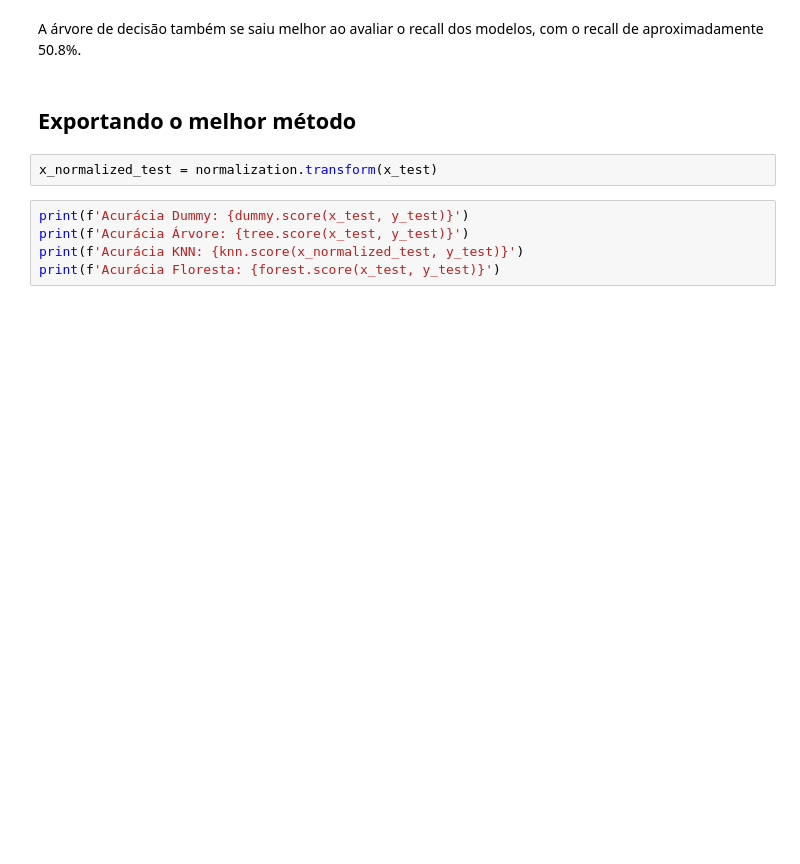
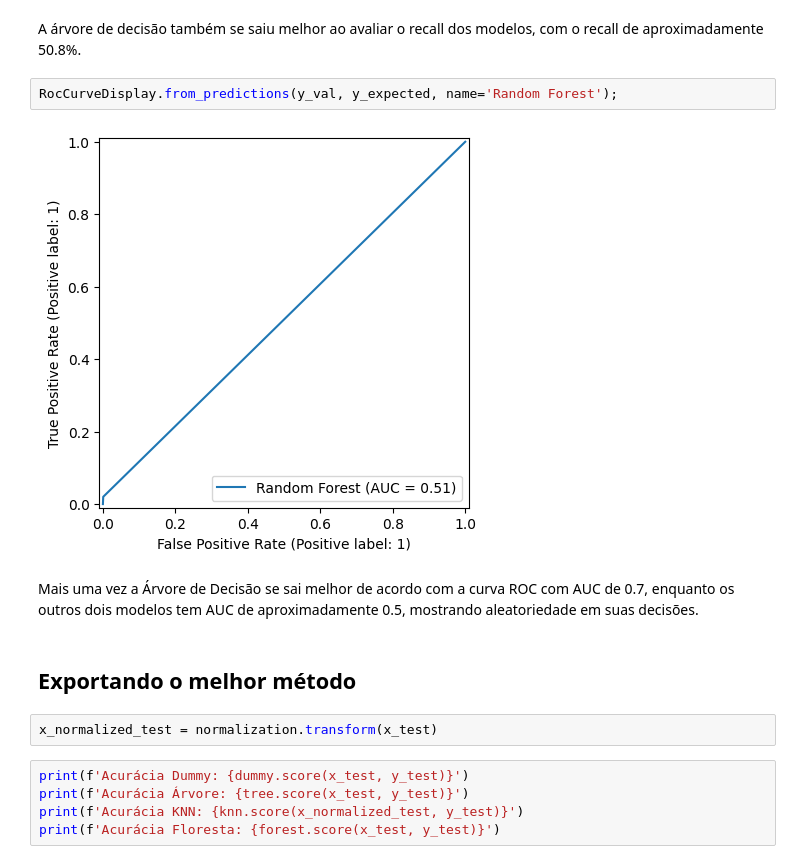
Before and after one commit to FilipeMadeira13/churn_prediction, a Jupyter notebook: notebooks/main.ipynb, the cells around one changed output. Cells and saved outputs as stored; diff of their text form; blank space fills up the shorter version.

Commit message:
Avalia a curva ROC dos modelos

```diff
--- a/notebooks/main.ipynb
+++ b/notebooks/main.ipynb
@@ -262,5 +272,11 @@ Recall: 0.07052896725440806
 # %% [markdown]
 A árvore de decisão também se saiu melhor ao avaliar o recall dos modelos, com o recall de aproximadamente 50.8%.
+# %%
+RocCurveDisplay.from_predictions(y_val, y_expected, name='Random Forest');
+# %% [output]
+[figure, added]
+# %% [markdown]
+Mais uma vez a Árvore de Decisão se sai melhor de acordo com a curva ROC com AUC de 0.7, enquanto os outros dois modelos tem AUC de aproximadamente 0.5, mostrando aleatoriedade em suas decisões.
 # %% [markdown]
 ## Exportando o melhor método
 # %%
```
Also changed, not shown: parts of 7 cells of this notebook.
